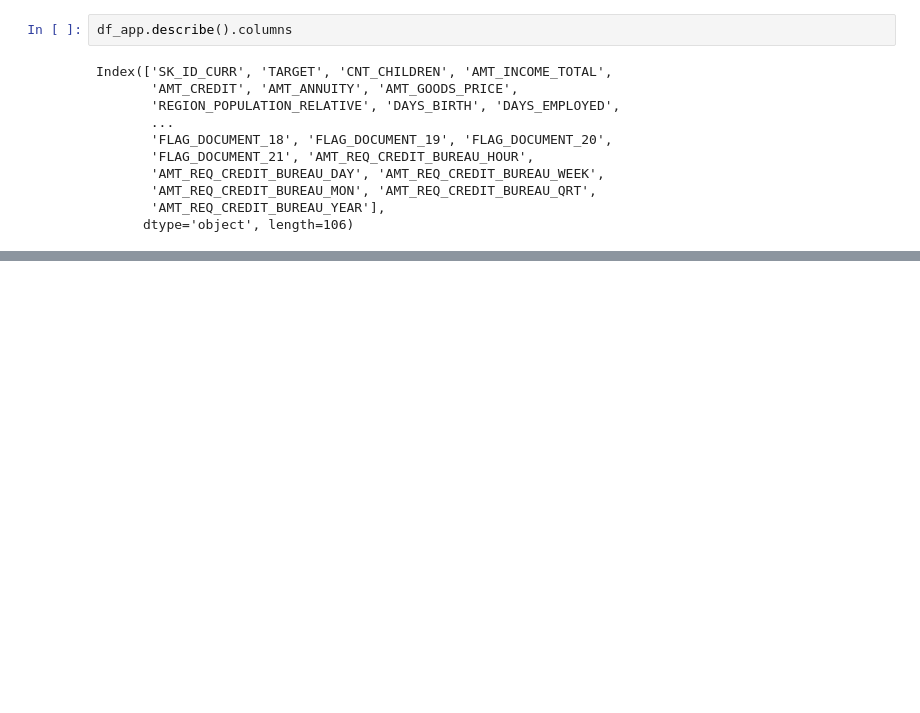
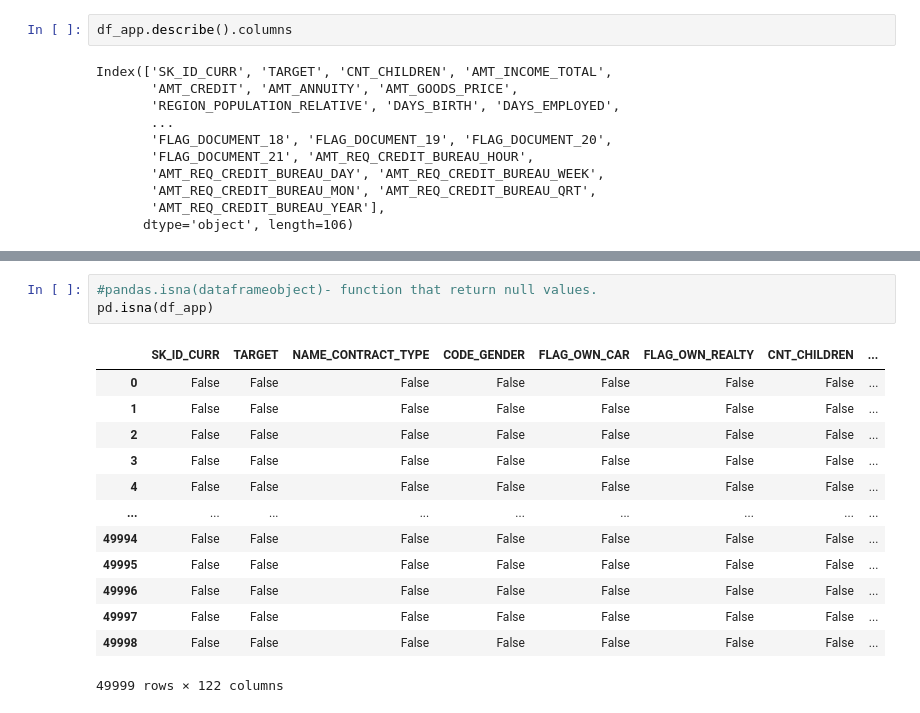
Before and after one commit to tanishqsharma20/python, a Jupyter notebook: python project/Bank loan case study/bank_loan.ipynb, the cells around one changed output, grey strips where cells are left out. Cells and saved outputs as stored; diff of their text form; blank space fills up the shorter version.

```diff
--- a/python project/Bank loan case study/bank_loan.ipynb
+++ b/python project/Bank loan case study/bank_loan.ipynb
@@ -173,0 +210,17 @@ Index(['SK_ID_CURR', 'TARGET', 'CNT_CHILDREN', 'AMT_INCOME_TOTAL',
+# %%
+#pandas.isna(dataframeobject)- function that return null values.
+pd.isna(df_app)
+# %% [output]
+|  | SK_ID_CURR | TARGET | NAME_CONTRACT_TYPE | CODE_GENDER | FLAG_OWN_CAR | FLAG_OWN_REALTY | CNT_CHILDREN | ... |
+| 0 | False | False | False | False | False | False | False | ... |
+| 1 | False | False | False | False | False | False | False | ... |
+| 2 | False | False | False | False | False | False | False | ... |
+| 3 | False | False | False | False | False | False | False | ... |
+| 4 | False | False | False | False | False | False | False | ... |
+| ... | ... | ... | ... | ... | ... | ... | ... | ... |
+| 49994 | False | False | False | False | False | False | False | ... |
+| 49995 | False | False | False | False | False | False | False | ... |
+| 49996 | False | False | False | False | False | False | False | ... |
+| 49997 | False | False | False | False | False | False | False | ... |
+| 49998 | False | False | False | False | False | False | False | ... |
+49999 rows × 122 columns
```
Also changed, not shown: parts of 14 cells of this notebook.
